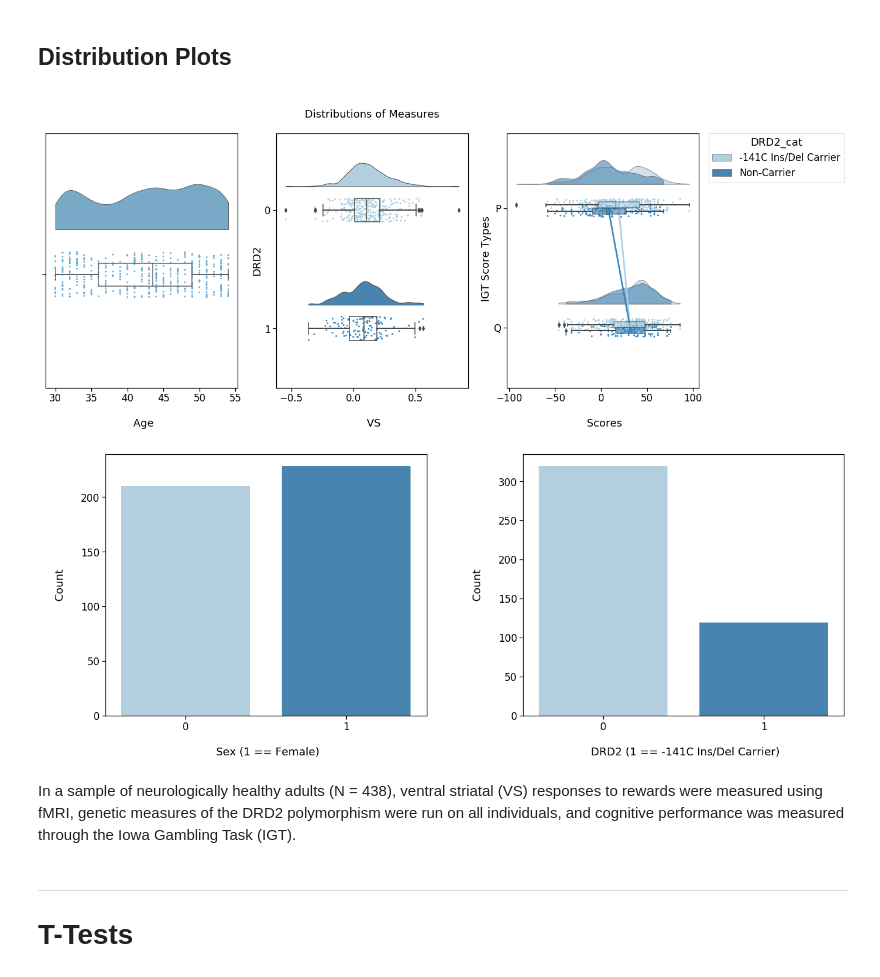
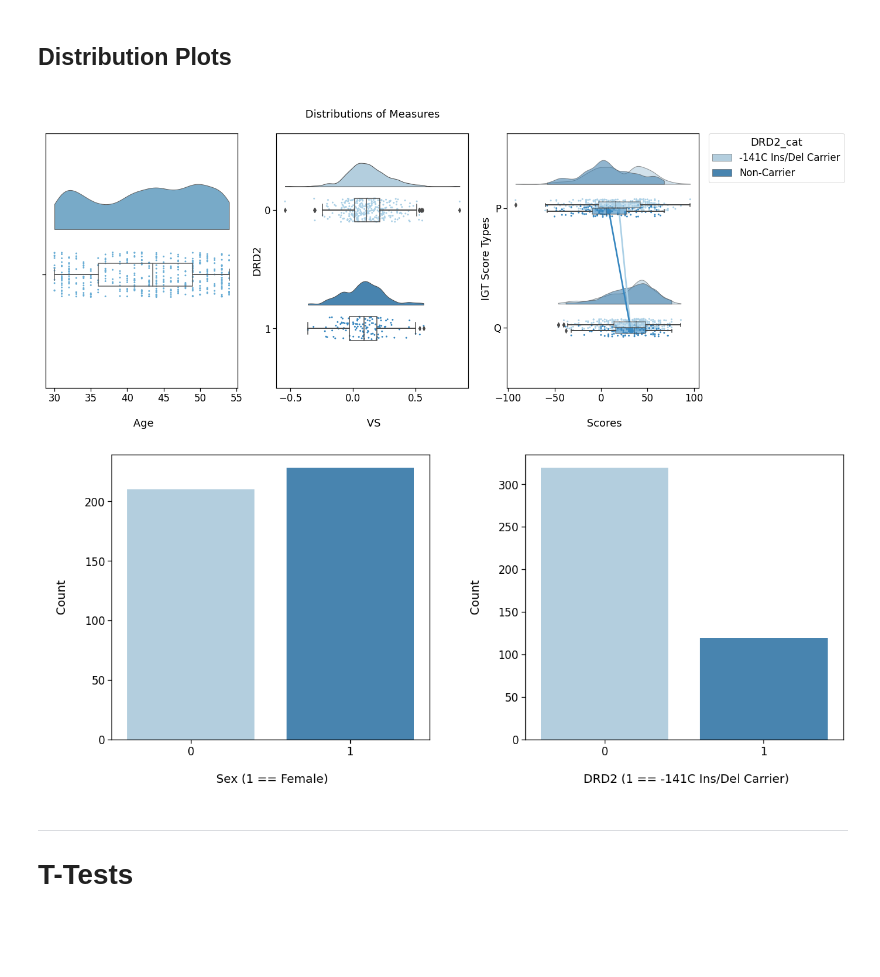
Before and after one commit to cbanuelos/DRD2_Abnormal_Learning, a Jupyter notebook: DataAnalysis_Condensed.ipynb, the cells around one changed output. Cells and saved outputs as stored; diff of their text form; code cells hidden in the pictures; blank space fills up the shorter version.

```diff
--- a/DataAnalysis_Condensed.ipynb
+++ b/DataAnalysis_Condensed.ipynb
@@ -86,48 +74,49 @@ fig.subplots_adjust(hspace=0.4, wspace=0.2)
 fig.set_figheight(8)
 fig.set_figwidth(20)
 
+
 # Age Rain Cloud Plot
 ax = fig.add_subplot(1, 3, 1)
-age = pt.RainCloud(y='AGE', orient='h',data=data, width_viol=.4, width_box=.1, figsize=(7,5),
+age = pt.RainCloud(y='AGE', orient='h',data=data, width_viol=.4, width_box=.1,
                    palette="Blues",ax=ax)
 age.set(xlabel='\n Age')
 
 # VS Rain Cloud Plot
 ax = fig.add_subplot(1, 3, 2)
-VS = pt.RainCloud(y='VS', x='DRD2', data=data, orient='h', width_viol=.4, width_box=.2, figsize=(7,5),
+VS = pt.RainCloud(y='VS', x='DRD2', data=data, orient='h', width_viol=.4, width_box=.2,
                   palette="Blues", ax=ax)
 VS.set(xlabel='\n VS', title='\n Distributions of Measures \n')
 
 # IGT Scores Rain Cloud Plots
 ax = fig.add_subplot(1, 3, 3)
 IGT = pt.RainCloud(y='IGT_scores', x='IGT_score_type', hue='DRD2_cat', data=IGT_data, orient='h',
-                         width_viol=.4, width_box=.1, figsize=(7,5), palette='Blues', alpha=.6, ax=ax,
+                         width_viol=.4, width_box=.1, palette='Blues', alpha=.6, ax=ax,
                           dodge=True, pointplot=True) #Can comment out if lines aren't helpful
 IGT.set(xlabel='\n Scores', ylabel='\n IGT Score Types')
 
 # Configuring 2nd row of grid of plots
 fig = plt.figure()
 fig.subplots_adjust(hspace=0.4, wspace=.3)
 fig.set_figheight(8)
-fig.set_figwidth(22)
+fig.set_figwidth(20)
 
 # Sex Bar Plot
 ax = fig.add_subplot(1, 2, 1)
-sex = sns.catplot(x="female_1", kind="count", data=data, palette="Blues", ax=ax)
+sex = sns.countplot(x="female_1", data=data, palette="Blues", ax=ax)
 ax.set(xlabel='\n Sex (1 == Female)', ylabel='\n Count \n')
 
 # DRD2 Bar Plot
 ax = fig.add_subplot(1, 2, 2)
-DRD2 = sns.catplot(x="DRD2", kind="count", data=data, palette="Blues", ax=ax)
+DRD2 = sns.countplot(x="DRD2", data=data, palette="Blues", ax=ax)
 ax.set(xlabel='\n DRD2 (1 == -141C Ins/Del Carrier)', ylabel='\n Count \n')
+
 plt.close(3)
 plt.close(4)
+
 plt.show()
 # %% [output]
-[figure, old version]
+[figure, new version]
-[figure, old version]
+[figure, new version]
-# %% [markdown]
-In a sample of neurologically healthy adults (N = 438), ventral striatal (VS) responses to rewards were measured using fMRI, genetic measures of the DRD2 polymorphism were run on all individuals, and cognitive performance was measured through the Iowa Gambling Task (IGT).
 # %% [markdown]
 ***
 
```
Also changed, not shown: parts of 61 cells of this notebook.
